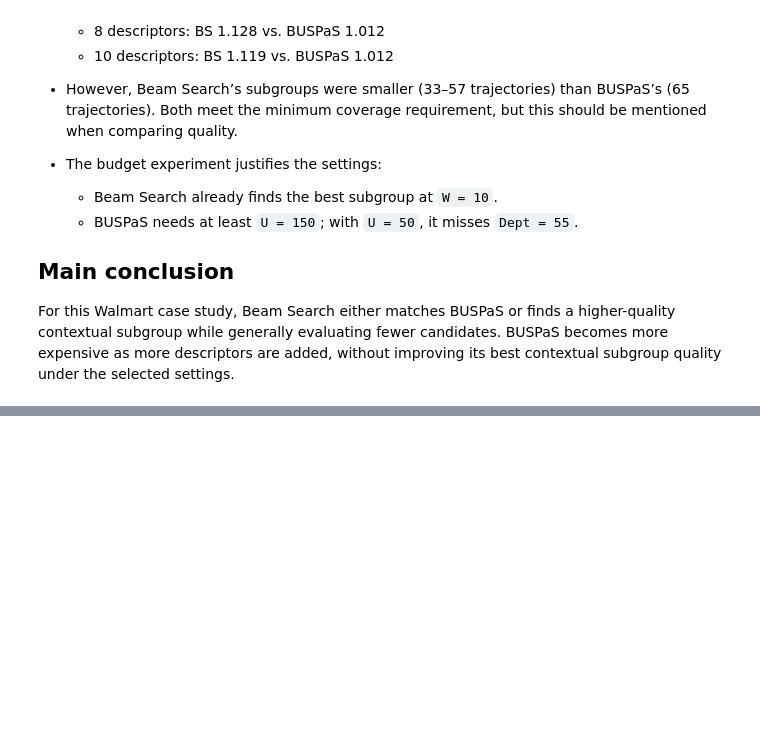
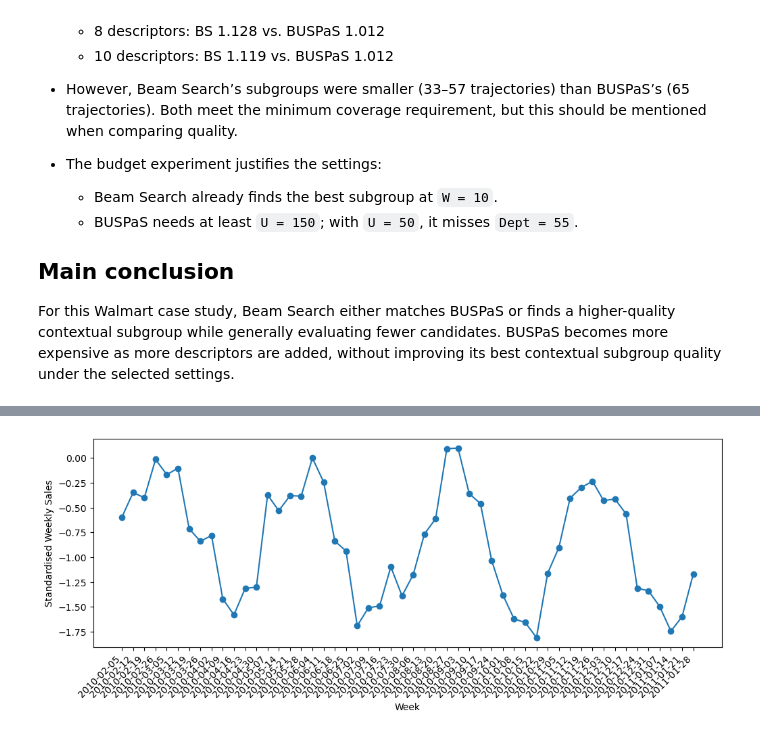
Before and after one commit to MuhammadIbneRafiq/you-only-search-up, a Jupyter notebook: walmart_bs-bus.ipynb, the cells around one changed output, grey strips where cells are left out. Cells and saved outputs as stored; diff of their text form; code cells hidden in the pictures; blank space fills up the shorter version.

```diff
--- a/walmart_bs-bus.ipynb
+++ b/walmart_bs-bus.ipynb
@@ -647,0 +873,28 @@ For this Walmart case study, Beam Search either matches BUSPaS or finds a higher
+# %%
+# Export DataFrame to a CSV file
+raw_df = pd.read_csv("synthetic_retail_data.csv")
+
+example_store = 1
+example_dept = 1
+
+one_series = raw_df[
+    (raw_df["Store"] == example_store) &
+    (raw_df["Dept"] == example_dept)
+].copy()
+
+plt.figure(figsize=(12, 4))
+
+plt.plot(
+    one_series["Date"],
+    one_series["Standardised_Weekly_Sales"],
+    marker="o",
+    linewidth=1.5
+)
+
+#"One Target Time Series: Store {example_store}, Dept {example_dept}")
+plt.xlabel("Week")
+plt.ylabel("Standardised Weekly Sales")
+plt.xticks(rotation=45, ha='right')  # Rotates labels 45 degrees
+plt.show()
+# %% [output]
+[figure, added]
```
Also changed, not shown: parts of 18 cells of this notebook, 2 other files.
